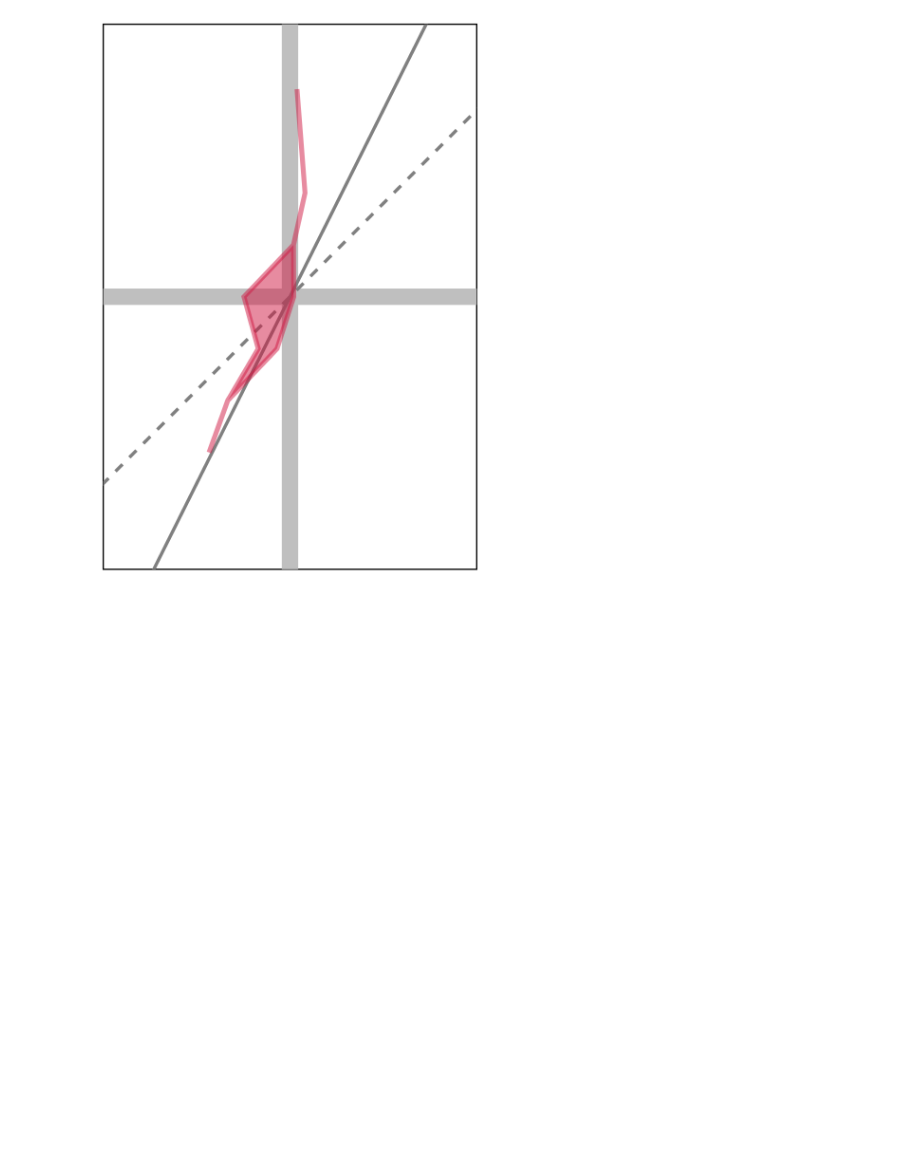
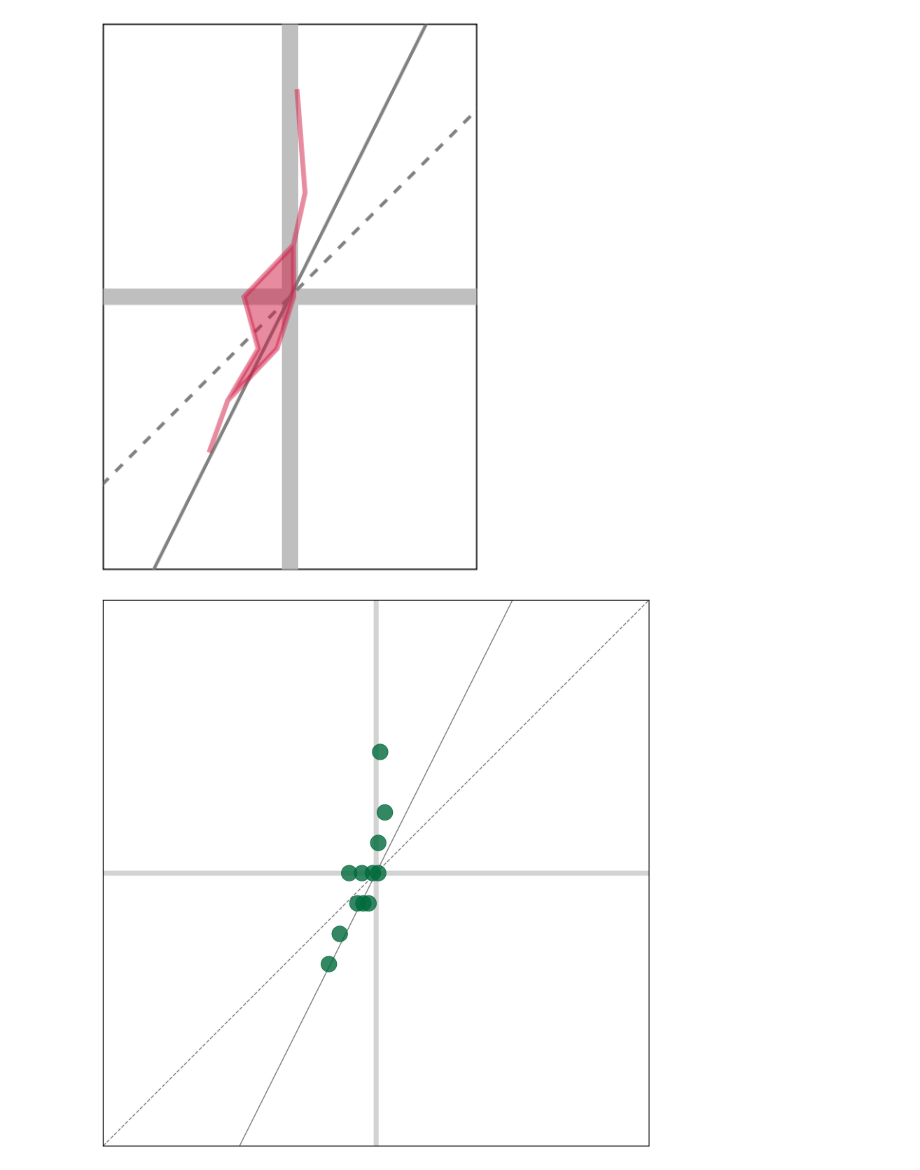
Before and after one commit to peterrrock2/gerrytools-dev, a Jupyter notebook: docs/notebooks/using_paintball.ipynb, the cells around one changed output. Saved outputs shown, nothing was run; the diff lists cells and outputs as text; code cells hidden in the pictures; blank space fills up the shorter version.

```diff
--- a/docs/notebooks/using_paintball.ipynb
+++ b/docs/notebooks/using_paintball.ipynb
@@ -159,0 +162,19 @@ plot.preview(hull=True)
+# %%
+plot = PaintBallPlot(
+    voteshare_data=[0.4925, 0.5233, 0.4960, 0.5259, 0.4839, 0.5340, 0.5867, 0.4962, 0.5667, 0.5139, 0.5060, 0.5493],
+    seats_data=[5,10,9,9,7,10,12,8,11,10,9,9],
+    maximum_seats=18
+)
+
+# plot.set_xlim(0.3, 0.7)
+# plot.set_ylim(3.75/18, 14.25/18)
+# plot.set_hull_options(
+#     color="alizarin",
+#     alpha=0.5,
+#     edgecolor="alizarin",
+#     edgewidth=1.5,
+#     edgealpha=0.5
+# )
+plot.show()
+# %% [output]
+[figure, added]
```
Also changed, not shown: parts of 4 cells of this notebook, 47 other files.
